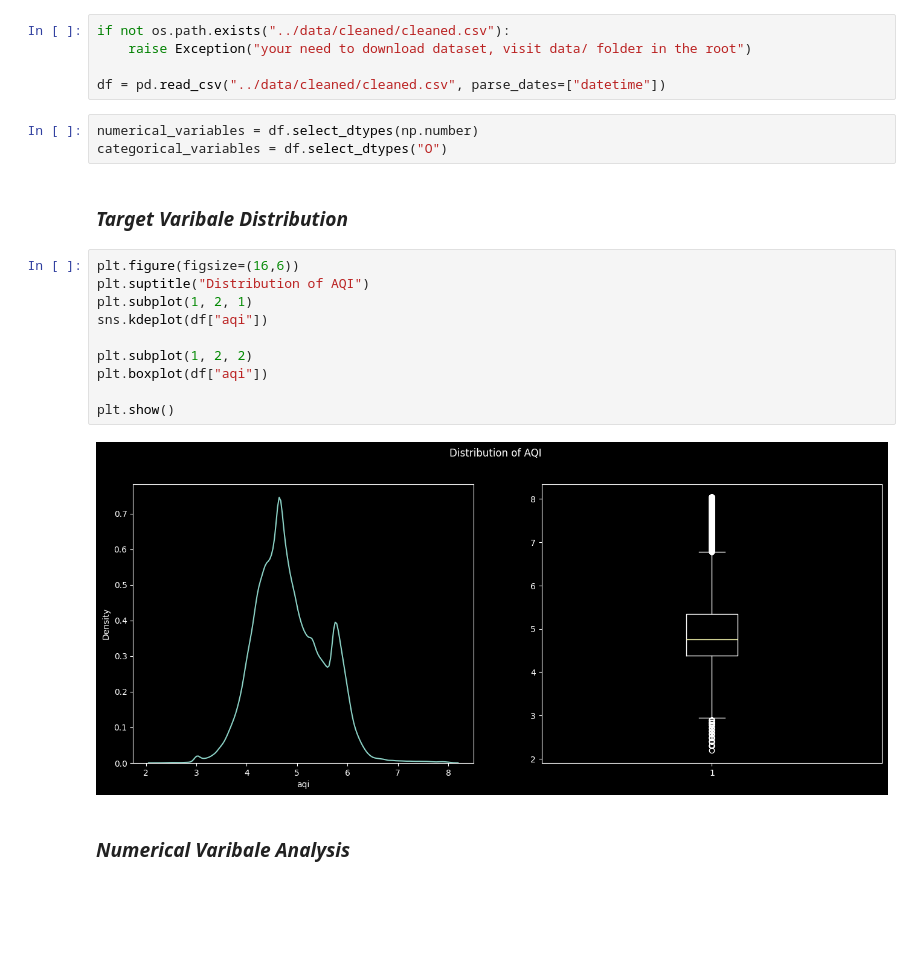
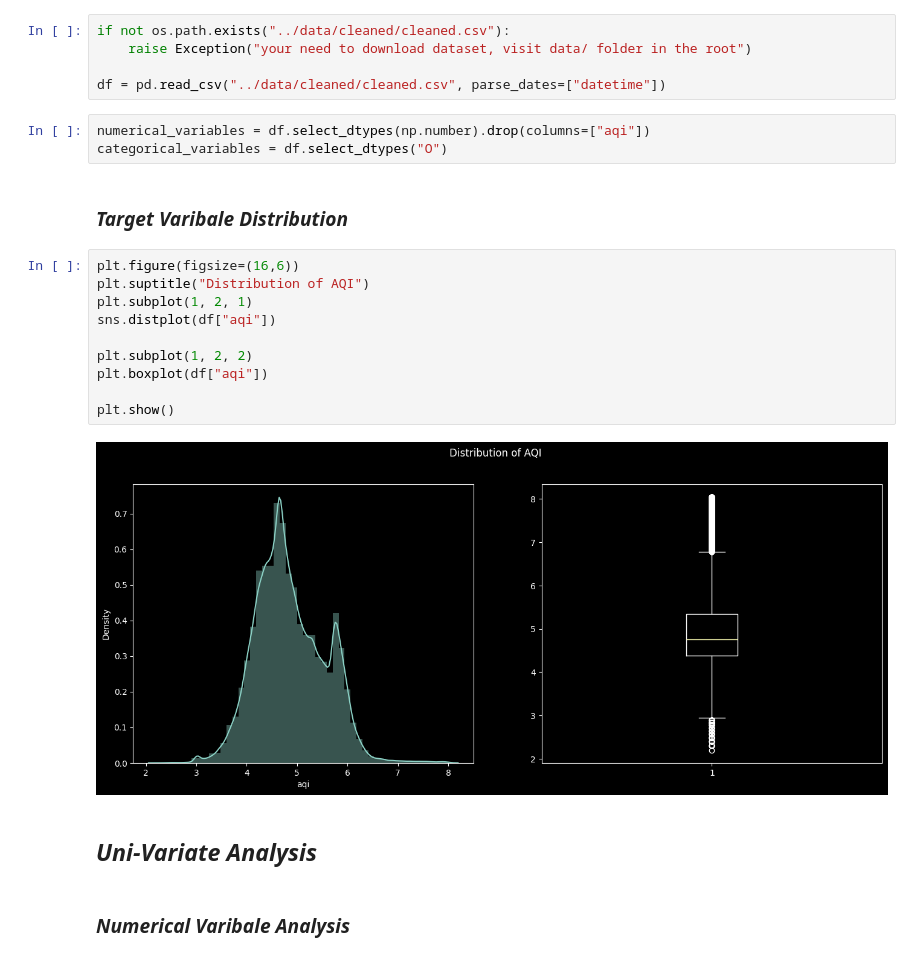
Before and after one commit to adnaaaen/air-quality-index-analysis, a Jupyter notebook: notebooks/02_eda.ipynb, the cells around one changed output. Drawn from its saved outputs; the diff is of its cells as text; blank space fills up the shorter version.

```diff
--- a/notebooks/02_eda.ipynb
+++ b/notebooks/02_eda.ipynb
@@ -18,22 +18,24 @@ if not os.path.exists("../data/cleaned/cleaned.csv"):
 
 df = pd.read_csv("../data/cleaned/cleaned.csv", parse_dates=["datetime"])
 # %%
-numerical_variables = df.select_dtypes(np.number)
+numerical_variables = df.select_dtypes(np.number).drop(columns=["aqi"])
 categorical_variables = df.select_dtypes("O")
 # %% [markdown]
 ### ***Target Varibale Distribution***
 # %%
 plt.figure(figsize=(16,6))
 plt.suptitle("Distribution of AQI")
 plt.subplot(1, 2, 1)
-sns.kdeplot(df["aqi"])
+sns.distplot(df["aqi"])
 
 plt.subplot(1, 2, 2)
 plt.boxplot(df["aqi"])
 
 plt.show()
 # %% [output]
-[figure, old version]
+[figure, new version]
+# %% [markdown]
+## ***Uni-Variate Analysis***
 # %% [markdown]
 ### ***Numerical Varibale Analysis***
 # %%
```
Also changed, not shown: parts of 15 cells of this notebook, 1 other file.
